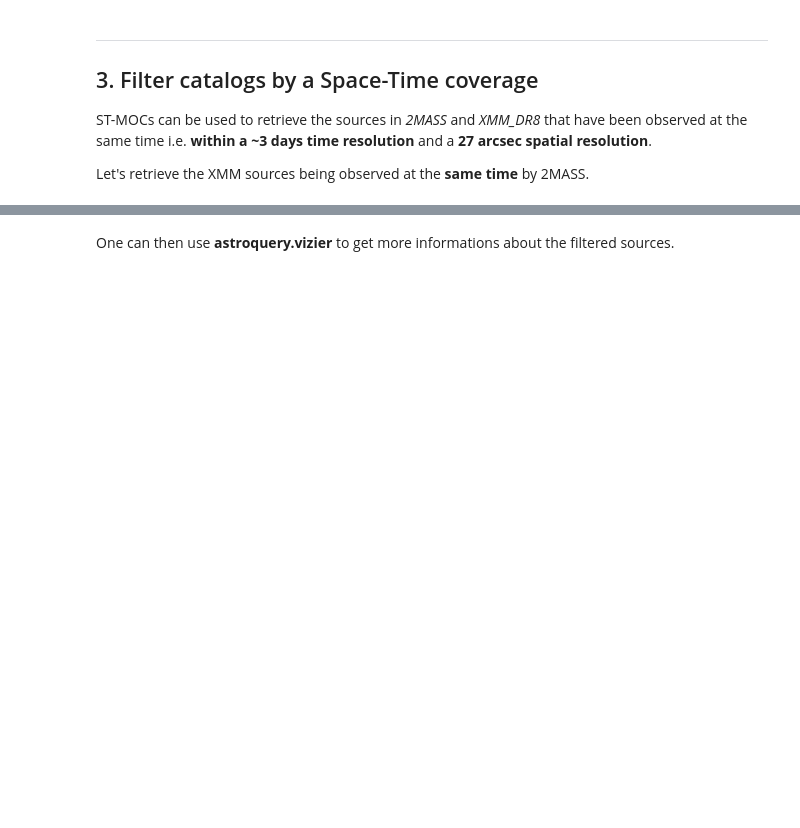
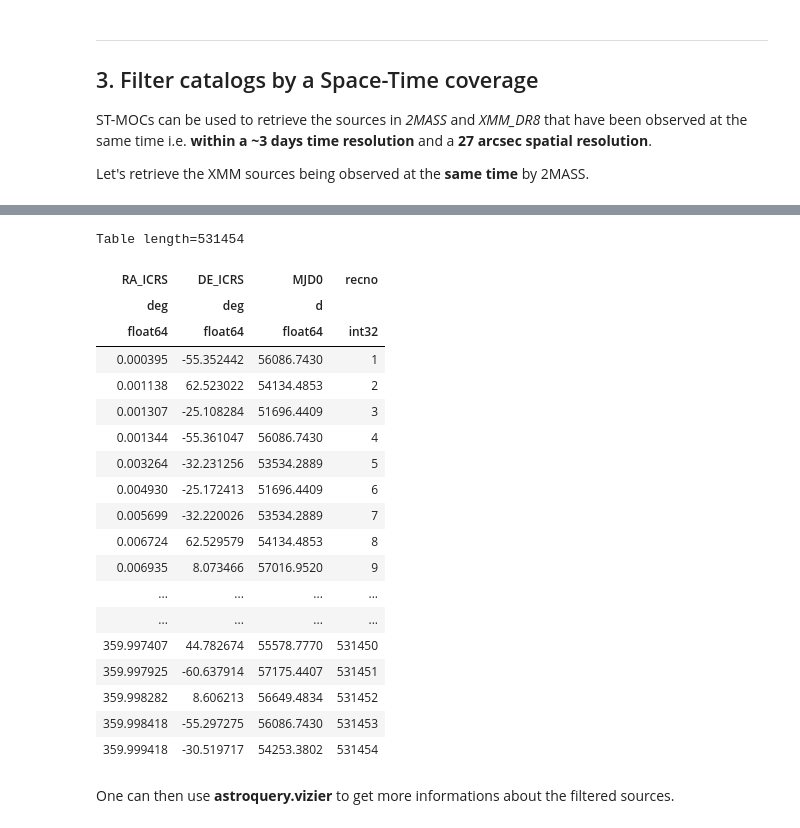
Before and after one commit to cds-astro/mocpy, a Jupyter notebook: notebooks/Space & Time coverages.ipynb, the cells around one changed output, grey strips where cells are left out. Drawn from its saved outputs; the diff is of its cells as text; code cells hidden in the pictures; blank space fills up the shorter version.

```diff
--- a/notebooks/Space & Time coverages.ipynb
+++ b/notebooks/Space & Time coverages.ipynb
@@ -120,9 +143,11 @@ a **27 arcsec spatial resolution**.
 
 Let's retrieve the XMM sources being observed at the **same time** by 2MASS.
 # %%
+%%time
 # Filtering a 4.8M rows table is quite fast
-%time mask_xmm = xmm_inter_2mass.contains(times_xmm, lon_xmm, lat_xmm)
+mask_xmm = xmm_inter_2mass.contains(times_xmm, lon_xmm, lat_xmm)
 sources_xmm = xmm_dr8_data[mask_xmm]
 
 print("\n {} sources in XMM\n".format(len(sources_xmm)))
 sources_xmm
+# %% [output]
@@ -129,3 +158,23 @@ sources_xmm
+Table length=531454
+| RA_ICRS | DE_ICRS | MJD0 | recno |
+| deg | deg | d |  |
+| float64 | float64 | float64 | int32 |
+| 0.000395 | -55.352442 | 56086.7430 | 1 |
+| 0.001138 | 62.523022 | 54134.4853 | 2 |
+| 0.001307 | -25.108284 | 51696.4409 | 3 |
+| 0.001344 | -55.361047 | 56086.7430 | 4 |
+| 0.003264 | -32.231256 | 53534.2889 | 5 |
+| 0.004930 | -25.172413 | 51696.4409 | 6 |
+| 0.005699 | -32.220026 | 53534.2889 | 7 |
+| 0.006724 | 62.529579 | 54134.4853 | 8 |
+| 0.006935 | 8.073466 | 57016.9520 | 9 |
+| ... | ... | ... | ... |
+| ... | ... | ... | ... |
+| 359.997407 | 44.782674 | 55578.7770 | 531450 |
+| 359.997925 | -60.637914 | 57175.4407 | 531451 |
+| 359.998282 | 8.606213 | 56649.4834 | 531452 |
+| 359.998418 | -55.297275 | 56086.7430 | 531453 |
+| 359.999418 | -30.519717 | 54253.3802 | 531454 |
 # %% [markdown]
 One can then use **astroquery.vizier** to get more informations about the filtered sources.
 # %%
```
Also changed, not shown: parts of 11 cells of this notebook.
